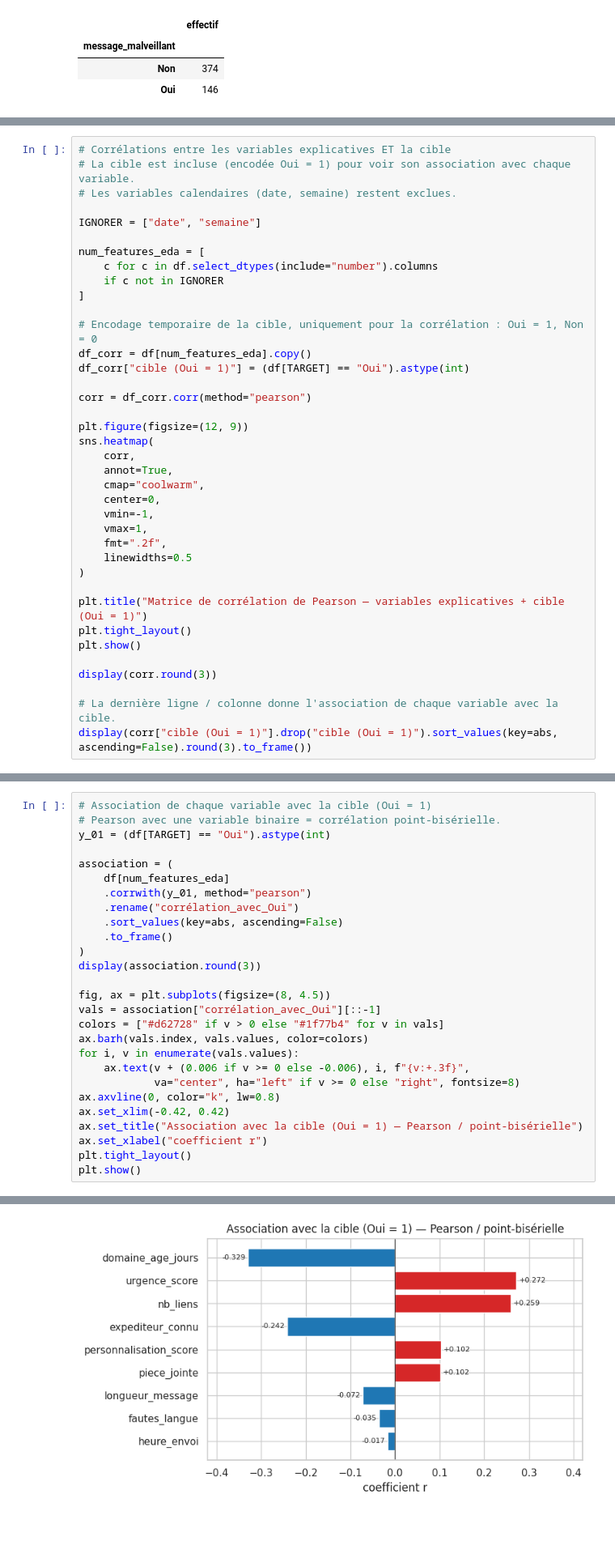
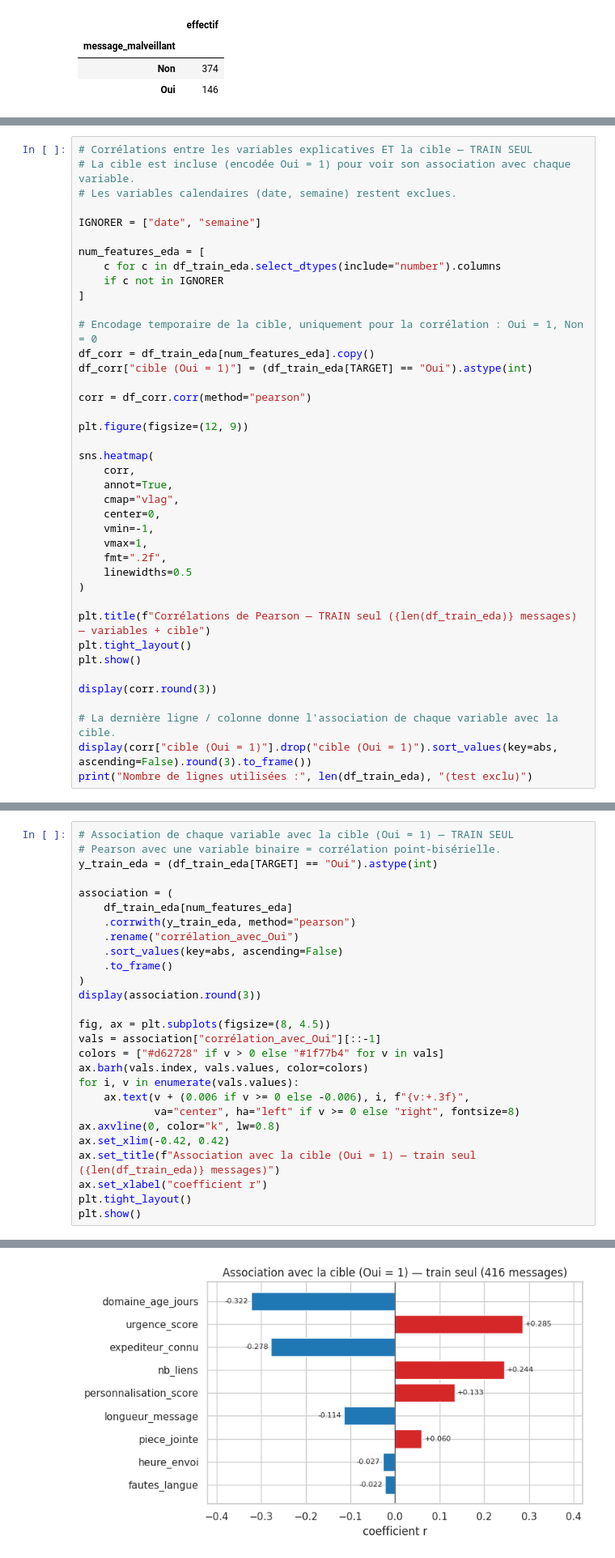
Before and after one commit to bennoomenfaker/app_phishing_ia, a Jupyter notebook: notebook_ML_IA_confiance_numerique.ipynb, the cells around one changed output, grey strips where cells are left out. Shown at 81% size. Cells and saved outputs as stored; diff of their text form; blank space fills up the shorter version.

```diff
--- a/notebook_ML_IA_confiance_numerique.ipynb
+++ b/notebook_ML_IA_confiance_numerique.ipynb
@@ -735,26 +592,27 @@ La corrélation de Pearson mesure une association linéaire entre variables num
 # %%
-# Corrélations entre les variables explicatives ET la cible
+# Corrélations entre les variables explicatives ET la cible — TRAIN SEUL
 # La cible est incluse (encodée Oui = 1) pour voir son association avec chaque variable.
 # Les variables calendaires (date, semaine) restent exclues.
 
 IGNORER = ["date", "semaine"]
 
 num_features_eda = [
-    c for c in df.select_dtypes(include="number").columns
+    c for c in df_train_eda.select_dtypes(include="number").columns
     if c not in IGNORER
 ]
 
 # Encodage temporaire de la cible, uniquement pour la corrélation : Oui = 1, Non = 0
-df_corr = df[num_features_eda].copy()
-df_corr["cible (Oui = 1)"] = (df[TARGET] == "Oui").astype(int)
+df_corr = df_train_eda[num_features_eda].copy()
+df_corr["cible (Oui = 1)"] = (df_train_eda[TARGET] == "Oui").astype(int)
 
 corr = df_corr.corr(method="pearson")
 
 plt.figure(figsize=(12, 9))
+
 sns.heatmap(
     corr,
     annot=True,
-    cmap="coolwarm",
+    cmap="vlag",
     center=0,
     vmin=-1,
     vmax=1,
@@ -762,7 +620,7 @@ sns.heatmap(
     linewidths=0.5
 )
 
-plt.title("Matrice de corrélation de Pearson — variables explicatives + cible (Oui = 1)")
+plt.title(f"Corrélations de Pearson — TRAIN seul ({len(df_train_eda)} messages) — variables + cible")
 plt.tight_layout()
 plt.show()
 
@@ -770,4 +628,5 @@ display(corr.round(3))
 
 # La dernière ligne / colonne donne l'association de chaque variable avec la cible.
 display(corr["cible (Oui = 1)"].drop("cible (Oui = 1)").sort_values(key=abs, ascending=False).round(3).to_frame())
+print("Nombre de lignes utilisées :", len(df_train_eda), "(test exclu)")
 # %% [output]
@@ -808,11 +665,11 @@ en plus des corrélations entre variables explicatives (détection de redondance
 # %%
-# Association de chaque variable avec la cible (Oui = 1)
+# Association de chaque variable avec la cible (Oui = 1) — TRAIN SEUL
 # Pearson avec une variable binaire = corrélation point-bisérielle.
-y_01 = (df[TARGET] == "Oui").astype(int)
+y_train_eda = (df_train_eda[TARGET] == "Oui").astype(int)
 
 association = (
-    df[num_features_eda]
-    .corrwith(y_01, method="pearson")
+    df_train_eda[num_features_eda]
+    .corrwith(y_train_eda, method="pearson")
     .rename("corrélation_avec_Oui")
     .sort_values(key=abs, ascending=False)
     .to_frame()
@@ -828,7 +685,7 @@ for i, v in enumerate(vals.values):
             va="center", ha="left" if v >= 0 else "right", fontsize=8)
 ax.axvline(0, color="k", lw=0.8)
 ax.set_xlim(-0.42, 0.42)
-ax.set_title("Association avec la cible (Oui = 1) — Pearson / point-bisérielle")
+ax.set_title(f"Association avec la cible (Oui = 1) — train seul ({len(df_train_eda)} messages)")
 ax.set_xlabel("coefficient r")
 plt.tight_layout()
 plt.show()
@@ -846,2 +703,2 @@ plt.show()
-[figure, old version]
+[figure, new version]
 # %% [markdown]
```
Also changed, not shown: parts of 68 cells of this notebook, 35 other files.
